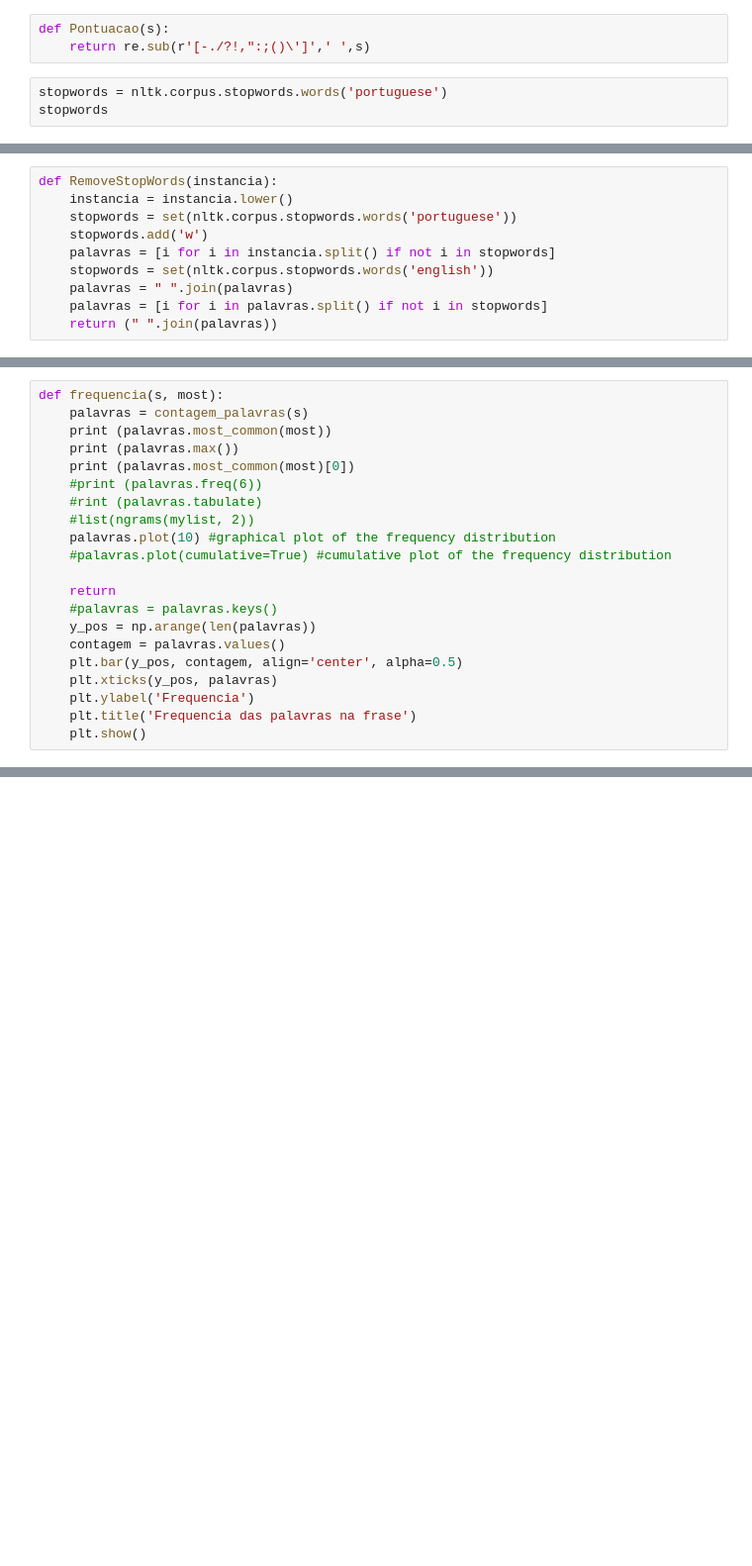
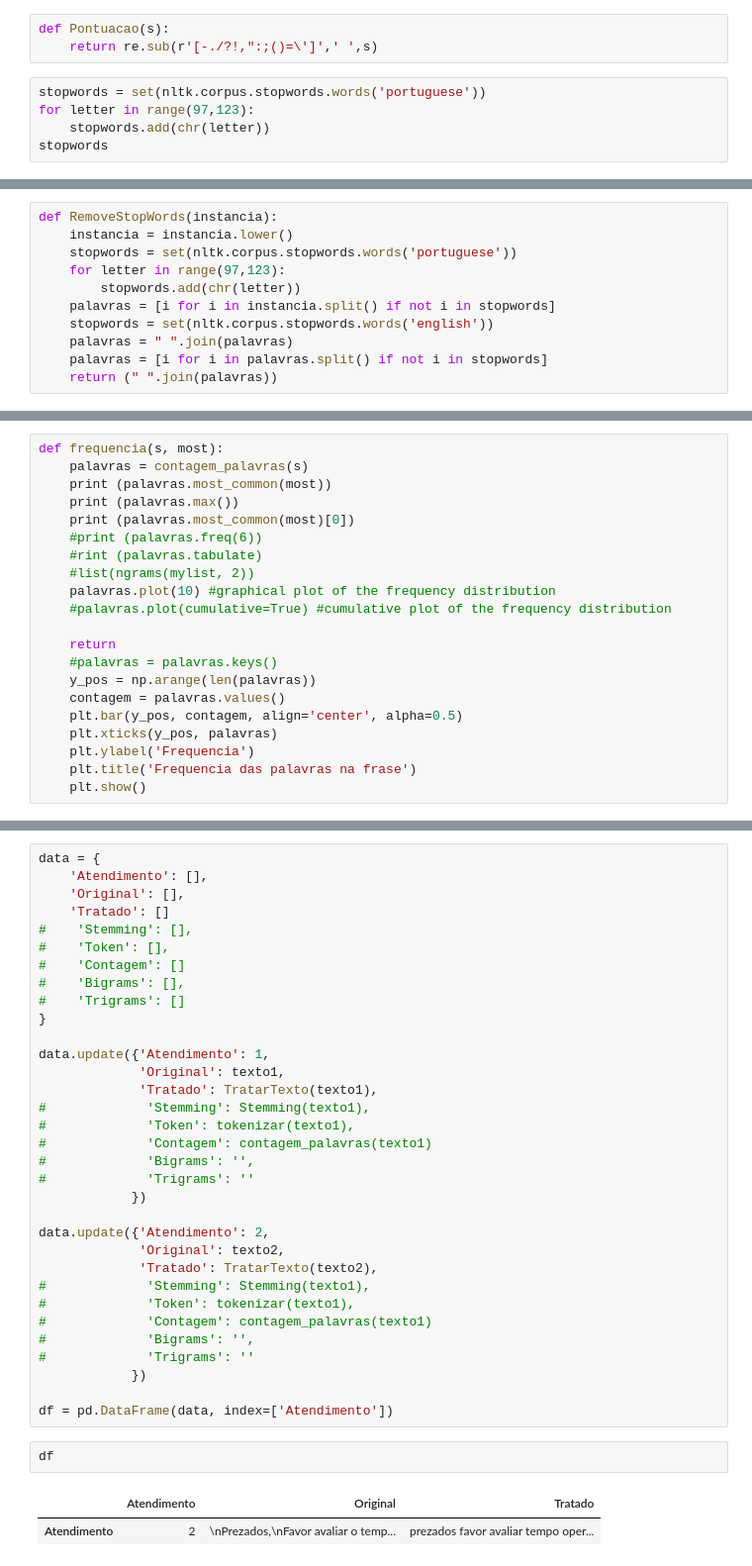
Before and after one commit to wilianselzlein/S4, a Jupyter notebook: Texto.ipynb, the cells around one changed output, grey strips where cells are left out. Shown at 99% size. Drawn from its saved outputs; the diff is of its cells as text; blank space fills up the shorter version.

Commit message:
Inicio Data Frame

```diff
--- a/Texto.ipynb
+++ b/Texto.ipynb
@@ -113,8 +114,10 @@ def Stemming(instancia):
     return (" ".join(palavras))
 # %%
 def Pontuacao(s):
-    return re.sub(r'[-./?!,":;()\']',' ',s)
+    return re.sub(r'[-./?!,":;()=\']',' ',s)
 # %%
-stopwords = nltk.corpus.stopwords.words('portuguese')
+stopwords = set(nltk.corpus.stopwords.words('portuguese'))
+for letter in range(97,123):
+    stopwords.add(chr(letter))
 stopwords
 # %% [output]
@@ -139,7 +142,8 @@ stopwords
 def RemoveStopWords(instancia):
     instancia = instancia.lower()
     stopwords = set(nltk.corpus.stopwords.words('portuguese'))
-    stopwords.add('w')
+    for letter in range(97,123):
+        stopwords.add(chr(letter))
     palavras = [i for i in instancia.split() if not i in stopwords]
     stopwords = set(nltk.corpus.stopwords.words('english'))
     palavras = " ".join(palavras)
@@ -301,0 +275,38 @@ plt.show()
+# %%
+data = {
+    'Atendimento': [],
+    'Original': [],
+    'Tratado': []
+#    'Stemming': [],
+#    'Token': [],
+#    'Contagem': []
+#    'Bigrams': [],
+#    'Trigrams': []
+}
+
+data.update({'Atendimento': 1,
+             'Original': texto1,
+             'Tratado': TratarTexto(texto1),
+#             'Stemming': Stemming(texto1),
+#             'Token': tokenizar(texto1),
+#             'Contagem': contagem_palavras(texto1)
+#             'Bigrams': '',
+#             'Trigrams': ''
+            })
+
+data.update({'Atendimento': 2,
+             'Original': texto2,
+             'Tratado': TratarTexto(texto2),
+#             'Stemming': Stemming(texto1),
+#             'Token': tokenizar(texto1),
+#             'Contagem': contagem_palavras(texto1)
+#             'Bigrams': '',
+#             'Trigrams': ''
+            })
+
+df = pd.DataFrame(data, index=['Atendimento'])
+# %%
+df
+# %% [output]
+|  | Atendimento | Original | Tratado |
+| Atendimento | 2 | \nPrezados,\nFavor avaliar o temp... | prezados favor avaliar tempo oper... |
```
Also changed, not shown: parts of 13 cells of this notebook.
